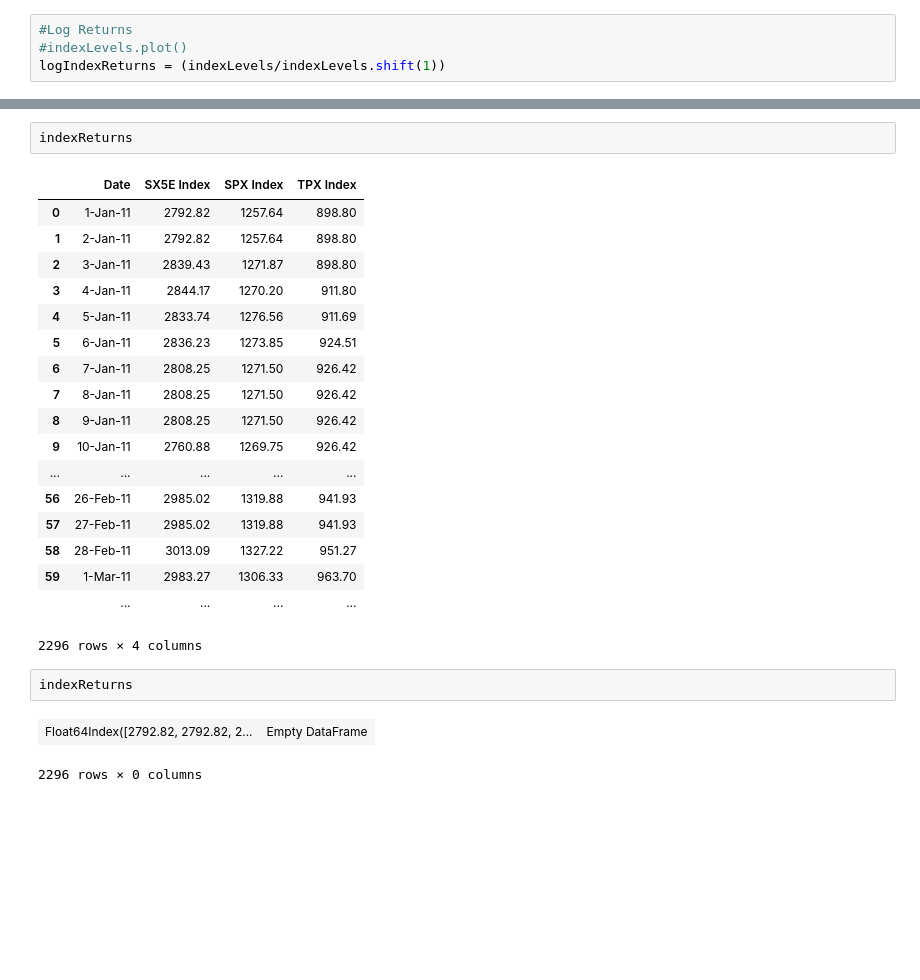
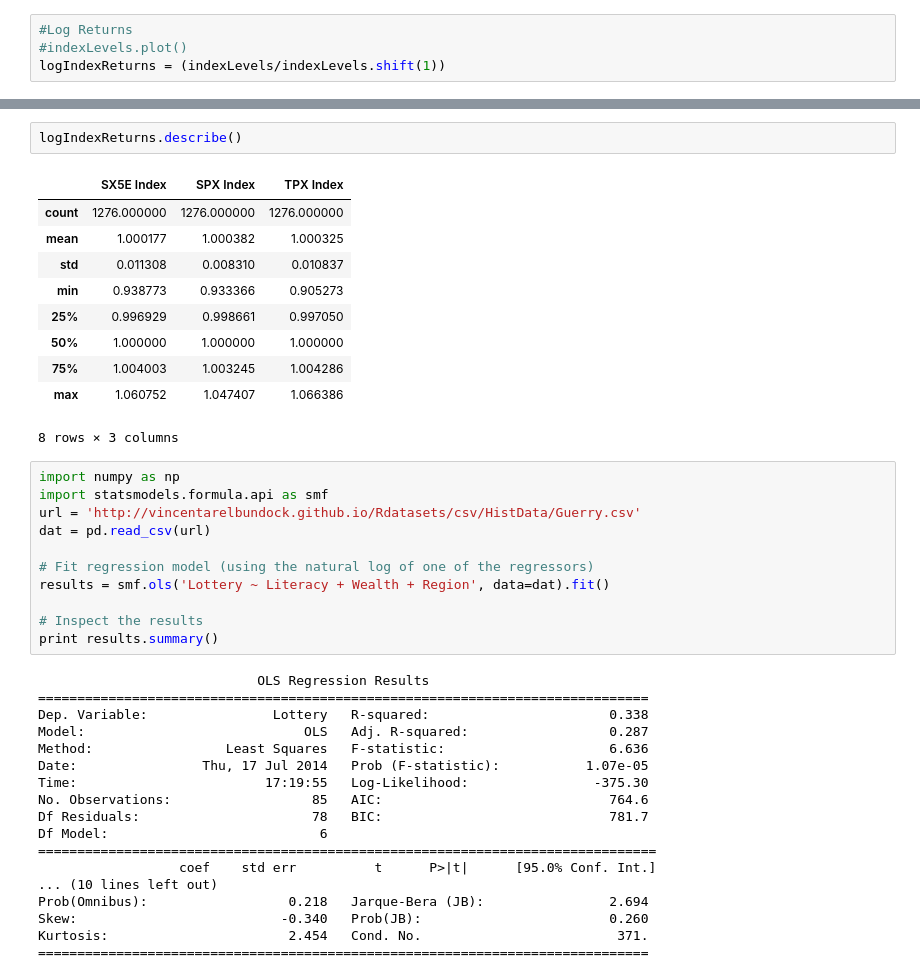
Before and after one commit to ZaighumRajput/IPython, a Jupyter notebook: Finance/FundMapping.ipynb, the cells around one changed output, grey strips where cells are left out. Cells and saved outputs as stored; diff of their text form; blank space fills up the shorter version.

```diff
--- a/Finance/FundMapping.ipynb
+++ b/Finance/FundMapping.ipynb
@@ -68,26 +51,42 @@ logIndexReturns
-# %%
-indexReturns
-# %% [output]
-|  | Date | SX5E Index | SPX Index | TPX Index |
-| 0 | 1-Jan-11 | 2792.82 | 1257.64 | 898.80 |
-| 1 | 2-Jan-11 | 2792.82 | 1257.64 | 898.80 |
-| 2 | 3-Jan-11 | 2839.43 | 1271.87 | 898.80 |
-| 3 | 4-Jan-11 | 2844.17 | 1270.20 | 911.80 |
-| 4 | 5-Jan-11 | 2833.74 | 1276.56 | 911.69 |
-| 5 | 6-Jan-11 | 2836.23 | 1273.85 | 924.51 |
-| 6 | 7-Jan-11 | 2808.25 | 1271.50 | 926.42 |
-| 7 | 8-Jan-11 | 2808.25 | 1271.50 | 926.42 |
-| 8 | 9-Jan-11 | 2808.25 | 1271.50 | 926.42 |
-| 9 | 10-Jan-11 | 2760.88 | 1269.75 | 926.42 |
-| ... | ... | ... | ... | ... |
-| 56 | 26-Feb-11 | 2985.02 | 1319.88 | 941.93 |
-| 57 | 27-Feb-11 | 2985.02 | 1319.88 | 941.93 |
-| 58 | 28-Feb-11 | 3013.09 | 1327.22 | 951.27 |
-| 59 | 1-Mar-11 | 2983.27 | 1306.33 | 963.70 |
-|  | ... | ... | ... | ... |
-2296 rows × 4 columns
-# %%
-indexReturns
-# %% [output]
-| Float64Index([2792.82, 2792.82, 2... | Empty DataFrame |
-2296 rows × 0 columns
+# %%
+logIndexReturns.describe()
+# %% [output]
+|  | SX5E Index | SPX Index | TPX Index |
+| count | 1276.000000 | 1276.000000 | 1276.000000 |
+| mean | 1.000177 | 1.000382 | 1.000325 |
+| std | 0.011308 | 0.008310 | 0.010837 |
+| min | 0.938773 | 0.933366 | 0.905273 |
+| 25% | 0.996929 | 0.998661 | 0.997050 |
+| 50% | 1.000000 | 1.000000 | 1.000000 |
+| 75% | 1.004003 | 1.003245 | 1.004286 |
+| max | 1.060752 | 1.047407 | 1.066386 |
+8 rows × 3 columns
+# %%
+import numpy as np
+import statsmodels.formula.api as smf
+url = 'http://vincentarelbundock.github.io/Rdatasets/csv/HistData/Guerry.csv'
+dat = pd.read_csv(url)
+
+# Fit regression model (using the natural log of one of the regressors)
+results = smf.ols('Lottery ~ Literacy + Wealth + Region', data=dat).fit()
+
+# Inspect the results
+print results.summary()
+# %% [output]
+                            OLS Regression Results
+==============================================================================
+Dep. Variable:                Lottery   R-squared:                       0.338
+Model:                            OLS   Adj. R-squared:                  0.287
+Method:                 Least Squares   F-statistic:                     6.636
+Date:                Thu, 17 Jul 2014   Prob (F-statistic):           1.07e-05
+Time:                        17:19:55   Log-Likelihood:                -375.30
+No. Observations:                  85   AIC:                             764.6
+Df Residuals:                      78   BIC:                             781.7
+Df Model:                           6
+===============================================================================
+                  coef    std err          t      P>|t|      [95.0% Conf. Int.]
+... (10 lines left out)
+Prob(Omnibus):                  0.218   Jarque-Bera (JB):                2.694
+Skew:                          -0.340   Prob(JB):                        0.260
+Kurtosis:                       2.454   Cond. No.                         371.
+==============================================================================
```
Also changed, not shown: parts of 3 cells of this notebook, 1 other file.
